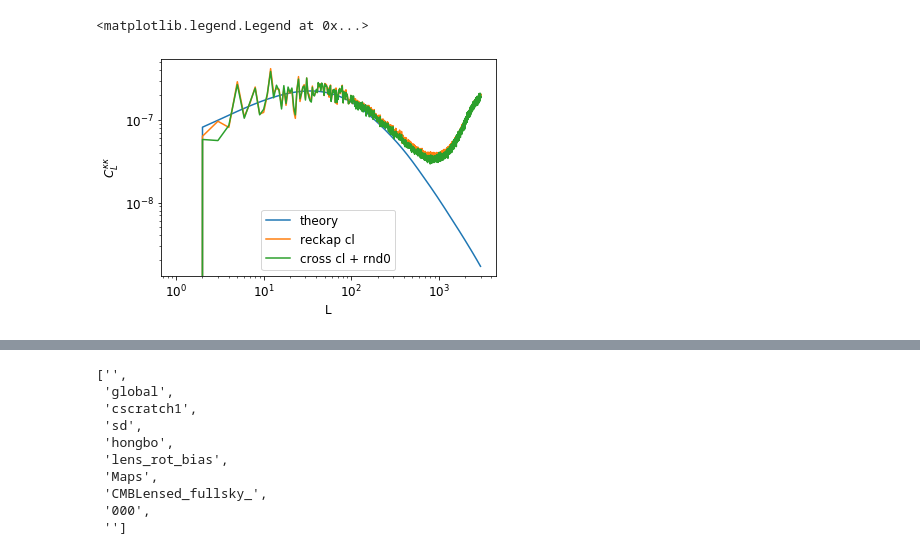
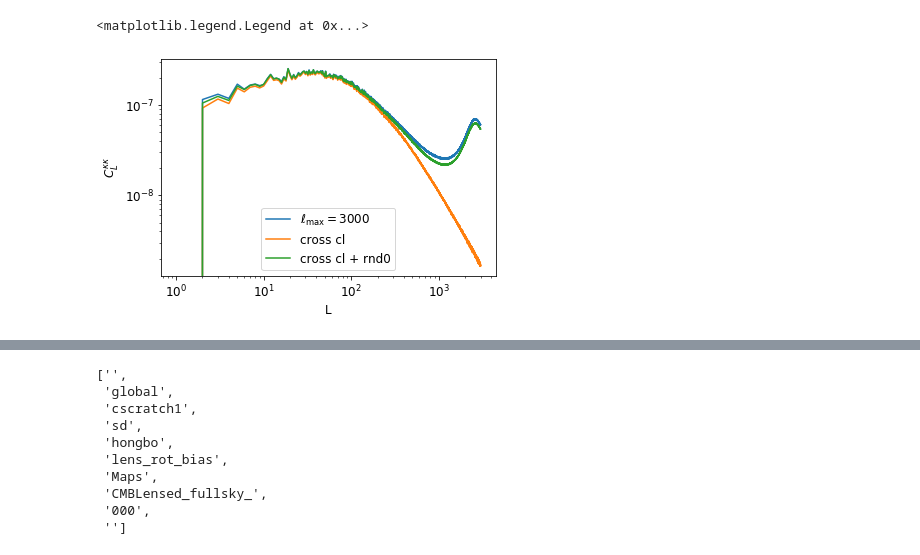
Before and after one commit to HongboCai/lens_rot_bias, a Jupyter notebook: notebooks/check_new.ipynb, the cells around one changed output, grey strips where cells are left out. Saved outputs shown, nothing was run; the diff lists cells and outputs as text; code cells hidden in the pictures.

```diff
--- a/notebooks/check_new.ipynb
+++ b/notebooks/check_new.ipynb
@@ -14,17 +23 @@ clkk = 2*pi/4*clpp[Ls]
 mpl.rcParams['font.size']=12
-# %%
-reckap_cl = pd.read_csv('../output/recon_ps/reckap_cl_CMBLensedRot_fullsky_alm_000.csv')
-# %%
-plt.plot(Ls, clkk, label='theory')
-plt.plot(Ls, reckap_cl['reckap_cl'][Ls], label='reckap cl')
-# plt.plot(Ls, reckap_cl['cross_cl'][Ls], label='cross cl')
-plt.plot(Ls, reckap_cl['cross_cl'][Ls]+reckap_cl['rdn0'][Ls], label='cross cl + rnd0')
-
-plt.xscale('log')
-plt.yscale('log')
-plt.xlabel('L')
-plt.ylabel('$C_L^{\kappa\kappa}$')
-plt.legend()
-# %% [output]
-<matplotlib.legend.Legend at 0x...>
-[figure, removed]
@@ -40,0 +24,29 @@ plt.legend()
+# %%
+ellmaxs = [3000, 4000]
+ellmaxs = [3000]
+for ellmax in ellmaxs:
+    ells = np.arange(0, ellmax+1)
+    clpp = np.loadtxt('../inputPs/cosmo2017_10K_acc3_lenspotentialCls.dat', usecols=5, unpack=True)
+    clpp = np.concatenate(([0,0],clpp))
+    clkk = 2*pi/4*clpp[ells]
+
+    reckap_cls = np.array([pd.read_csv(cl) for cl in [f'../output/recon_ps/reckap_cl_CMBLensed_fullsky_alm_{i:03d}_30_{ellmax}.csv' \
+                                                      for i in range(0,10)]])
+    reckap_cl = np.mean(reckap_cls, axis=0)
+
+    # reckap_rot_cls = np.array([pd.read_csv(cl) for cl in [f'../output/recon_ps/reckap_cl_CMBLensedRot_fullsky_alm_{i:03d}_30_{ellmax}.csv' for i in range(0,10)]])
+    # reckap_rot_cl = np.mean(reckap_rot_cls, axis=0)
+
+    ## plt.plot(Ls, clkk, label='theory')
+    plt.plot(Ls, reckap_cl[:,0][Ls], label=r'$\ell_{\mathrm{max}}=%s$'%ellmax)
+    # plt.plot(Ls, reckap_rot_cl[:,0][Ls], label='reckap rot cl')
+    plt.plot(Ls, reckap_cl[:,1][Ls], label='cross cl')
+    plt.plot(Ls, reckap_cl[:,1][Ls]+reckap_cl[:,2][Ls], label='cross cl + rnd0')
+plt.xscale('log')
+plt.yscale('log')
+plt.xlabel('L')
+plt.ylabel('$C_L^{\kappa\kappa}$')
+plt.legend()
+# %% [output]
+<matplotlib.legend.Legend at 0x...>
+[figure, added]
```
Also changed, not shown: parts of 9 cells of this notebook, 25 other files.
